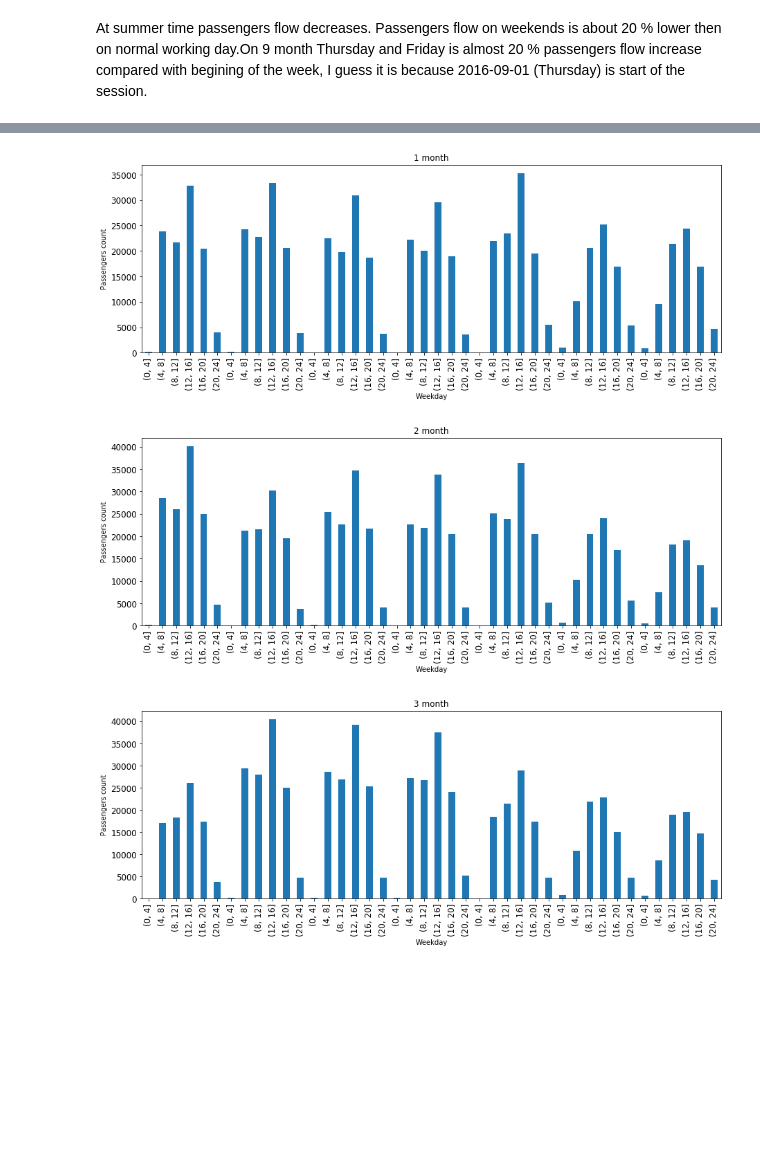
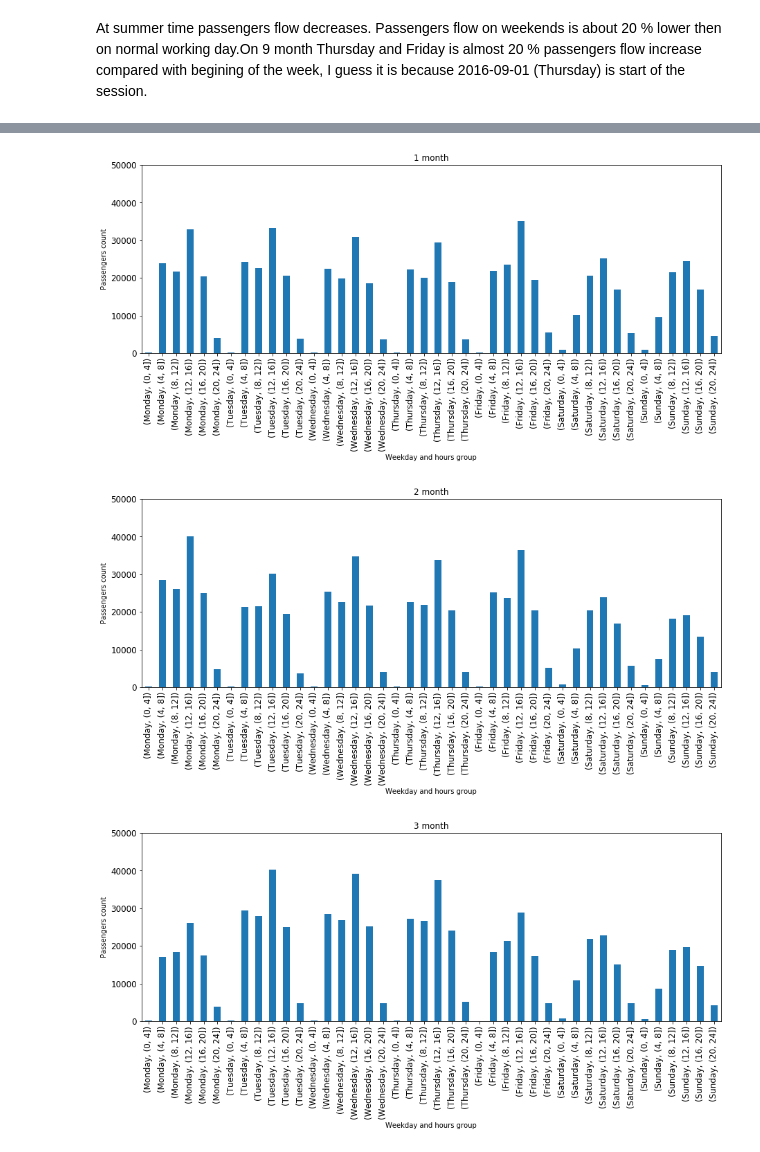
Before and after one commit to tomasrasymas/vilnius-public-transport-passengers-traffic-analysis, a Jupyter notebook: Vilnius public transport passengers traffic.ipynb, the cells around one changed output, grey strips where cells are left out. Drawn from its saved outputs; the diff is of its cells as text; code cells hidden in the pictures; blank space fills up the shorter version.

```diff
--- a/Vilnius public transport passengers traffic.ipynb
+++ b/Vilnius public transport passengers traffic.ipynb
@@ -260,10 +266,19 @@ display(traffic_by_month_df.head())
 | 2016-04 | 695794 | 718885 |
 | 2016-05 | 755274 | 775656 |
 # %%
-ax = traffic_by_month_df.plot(kind='bar')
+ax = traffic_by_month_df.plot(kind='bar',
+                              figsize=(10, 5),
+                              fontsize=12)
 ax.set_xlabel('Month')
 ax.set_ylabel('Passengers count')
 ax.set_title('Passengers per month')
 ax.set_ylim(0, 1000000)
+
+traffic_by_month_df.plot(kind='pie',
+                         subplots=True,
+                         figsize=(15, 8),
+                         fontsize=12,
+                         legend=False)
+
 plt.show()
 # %% [output]
@@ -476,7 +492,7 @@ display(passengers_by_weekday)
 | 83 | 12 | 7 | 49065 |
 84 rows × 3 columns
 # %%
-passengers_by_weekday = passengers_by_weekday.set_index(passengers_by_weekday['weekday'])
+passengers_by_weekday = passengers_by_weekday.set_index('weekday')
 
 fig, axes = plt.subplots(nrows=3, ncols=4)
 fig.tight_layout()
@@ -507,6 +523,7 @@ passengers_by_hours = df.groupby([
     pd.cut(df['datetime'].dt.hour.rename('hour'), [0, 4, 8, 12, 16, 20, 24])])['passengers_in'].sum().reset_index()
 
 passengers_by_hours['weekday'] = passengers_by_hours['weekday'] + 1
+passengers_by_hours['weekday_name'] = passengers_by_hours['weekday'].apply(lambda x: calendar.day_name[x - 1])
 
 display(passengers_by_hours)
 # %% [output]
@@ -531,15 +548,16 @@ display(passengers_by_hours)
 # %%
-passengers_by_hours = passengers_by_hours.set_index(passengers_by_hours['hour'])
+passengers_by_hours = passengers_by_hours.set_index(['weekday_name', 'hour'])
 
 for month_num in range(1, 13):
     ax = passengers_by_hours[passengers_by_hours['month'] == month_num][['passengers_in']].plot(kind='bar',
                                                                                                 figsize=(15, 5),
                                                                                                 fontsize=12,
                                                                                                 legend=False)
-    ax.set_xlabel('Weekday')
+    ax.set_ylim(0,50000)
+    ax.set_xlabel('Weekday and hours group')
     ax.set_ylabel('Passengers count')
     ax.set_title('%s month' % str(month_num))
 # %% [output]
-[figure, old version]
+[figure, new version]
-[figure, old version]
+[figure, new version]
-[figure, old version]
+[figure, new version]
```
Also changed, not shown: parts of 18 cells of this notebook, 23 other files.
